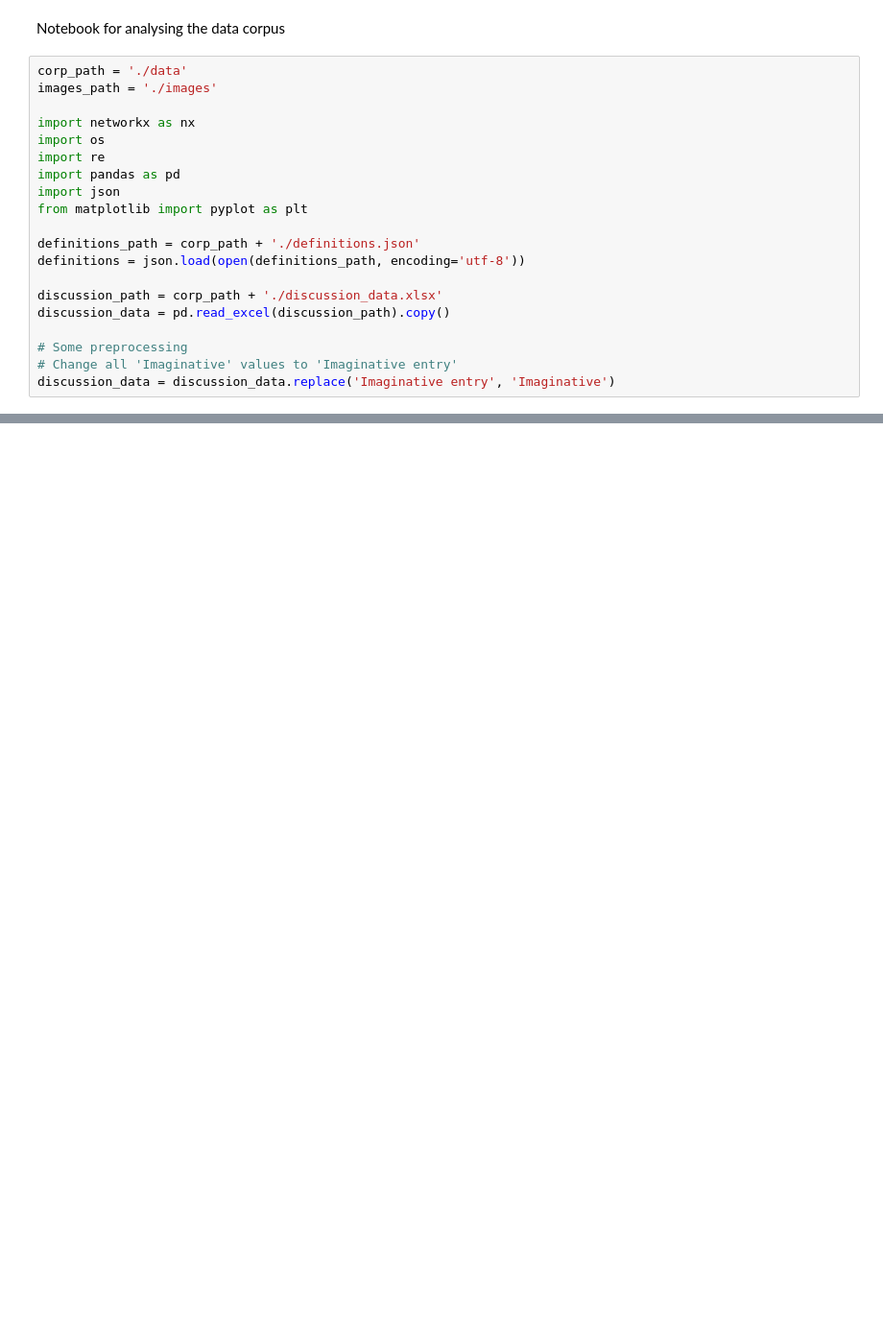
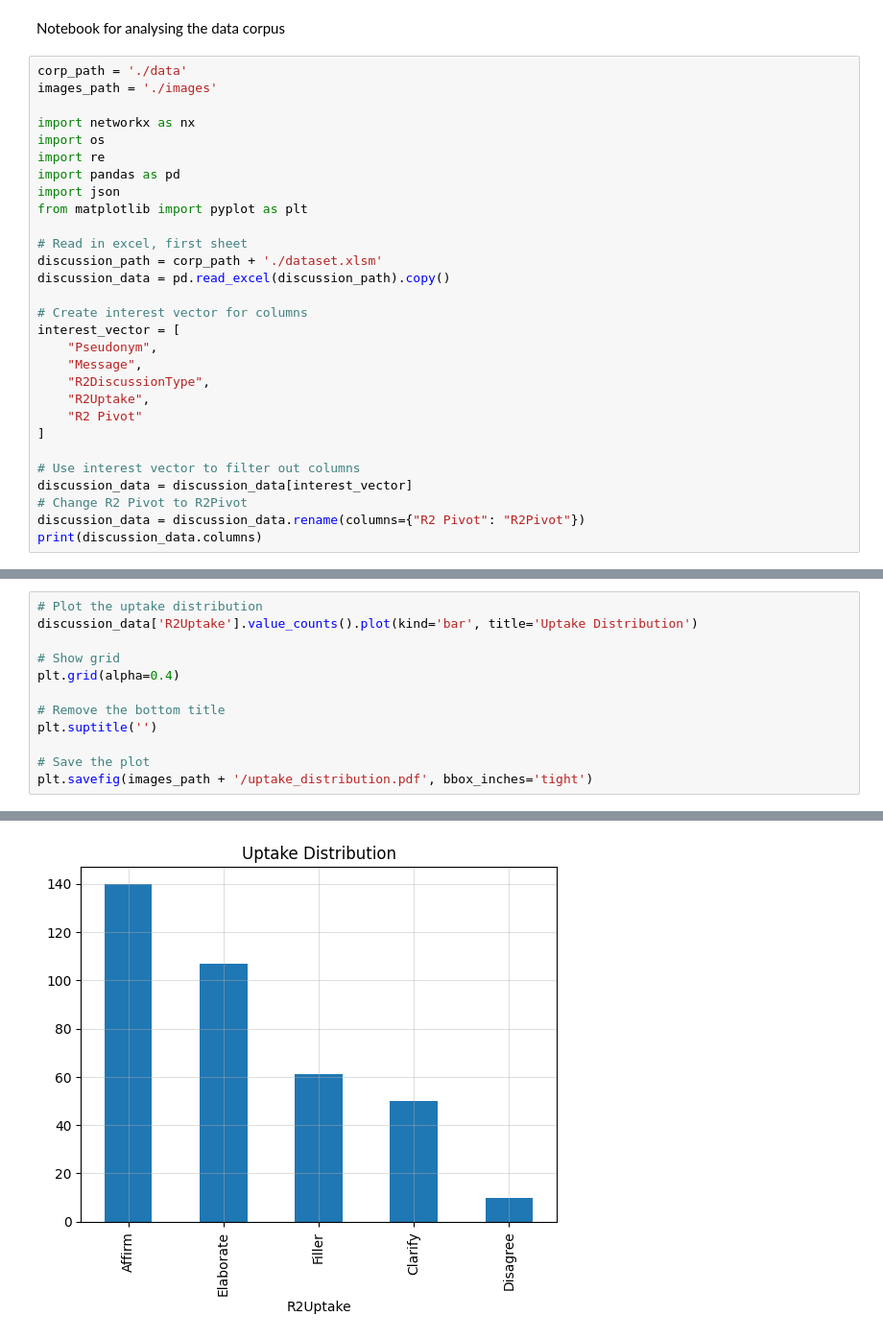
Before and after one commit to UL-FRI-NLP-2023-2024/ul-fri-nlp-course-project-azb, a Jupyter notebook: corpus_analysis.ipynb, the cells around one changed output, grey strips where cells are left out. Shown at 96% size. Cells and saved outputs as stored; diff of their text form; blank space fills up the shorter version.

Commit message:
Updated dataset folder. Added cleaned pkl file for loading dataset.

```diff
--- a/corpus_analysis.ipynb
+++ b/corpus_analysis.ipynb
@@ -31,12 +31,21 @@ import pandas as pd
 import json
 from matplotlib import pyplot as plt
 
-definitions_path = corp_path + './definitions.json'
-definitions = json.load(open(definitions_path, encoding='utf-8'))
-
-discussion_path = corp_path + './discussion_data.xlsx'
+# Read in excel, first sheet
+discussion_path = corp_path + './dataset.xlsm'
 discussion_data = pd.read_excel(discussion_path).copy()
 
-# Some preprocessing
-# Change all 'Imaginative' values to 'Imaginative entry'
-discussion_data = discussion_data.replace('Imaginative entry', 'Imaginative')
+# Create interest vector for columns
+interest_vector = [
+    "Pseudonym",
+    "Message",
+    "R2DiscussionType",
+    "R2Uptake",
+    "R2 Pivot"
+]
+
+# Use interest vector to filter out columns
+discussion_data = discussion_data[interest_vector]
+# Change R2 Pivot to R2Pivot
+discussion_data = discussion_data.rename(columns={"R2 Pivot": "R2Pivot"})
+print(discussion_data.columns)
@@ -159,0 +159,13 @@ plt.savefig(images_path + '/pivot_graph.pdf', bbox_inches='tight')
+# %%
+# Plot the uptake distribution
+discussion_data['R2Uptake'].value_counts().plot(kind='bar', title='Uptake Distribution')
+
+# Show grid
+plt.grid(alpha=0.4)
+
+# Remove the bottom title
+plt.suptitle('')
+
+# Save the plot
+plt.savefig(images_path + '/uptake_distribution.pdf', bbox_inches='tight')
+# %% [output]
@@ -159,0 +179 @@ plt.savefig(images_path + '/pivot_graph.pdf', bbox_inches='tight')
+[figure, added]
```
Also changed, not shown: parts of 10 cells of this notebook, 31 other files.
